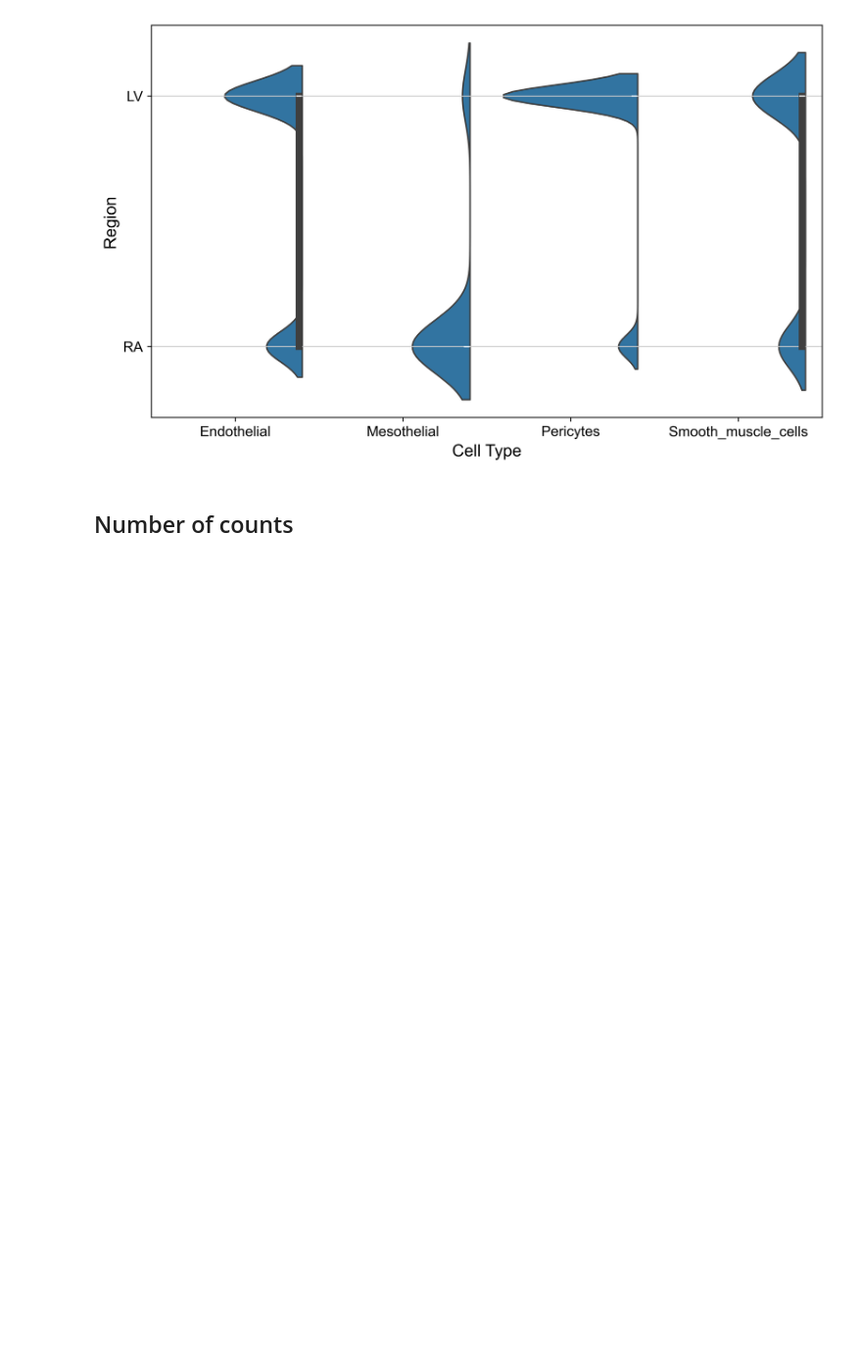
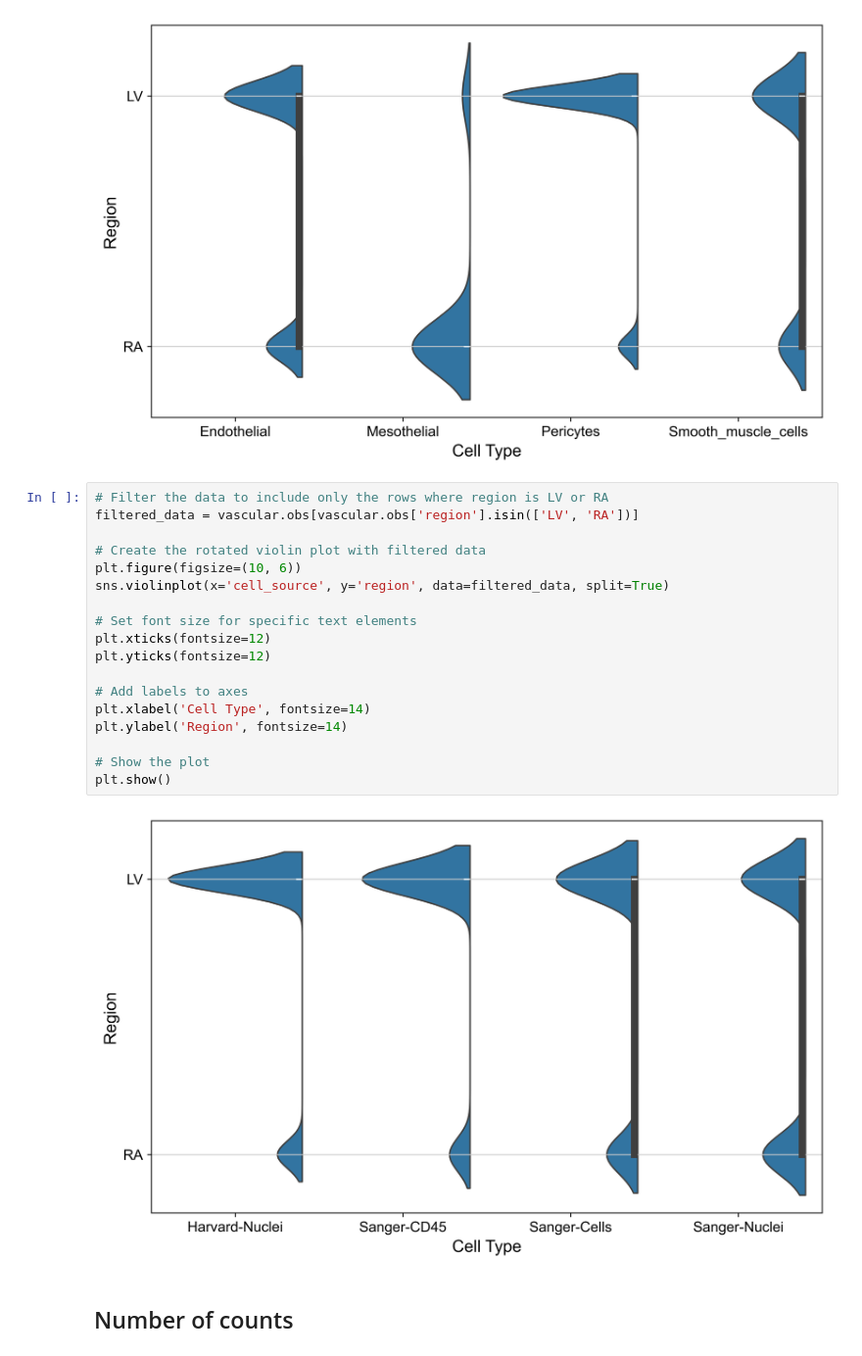
Before and after one commit to Talavera-Lopez-Lab/Heart_Vascular, a Jupyter notebook: Reading_files/vascular-pp.ipynb, the cells around one changed output. Shown at 98% size. Saved outputs shown, nothing was run; the diff lists cells and outputs as text; blank space fills up the shorter version.

Commit message:
n_counts graphs

```diff
--- a/Reading_files/vascular-pp.ipynb
+++ b/Reading_files/vascular-pp.ipynb
@@ -145,6 +145,26 @@ plt.ylabel('Region', fontsize=14)
 plt.show()
 # %% [output]
 [figure]
+# %%
+# Filter the data to include only the rows where region is LV or RA
+filtered_data = vascular.obs[vascular.obs['region'].isin(['LV', 'RA'])]
+
+# Create the rotated violin plot with filtered data
+plt.figure(figsize=(10, 6))
+sns.violinplot(x='cell_source', y='region', data=filtered_data, split=True)
+
+# Set font size for specific text elements
+plt.xticks(fontsize=12)
+plt.yticks(fontsize=12)
+
+# Add labels to axes
+plt.xlabel('Cell Type', fontsize=14)
+plt.ylabel('Region', fontsize=14)
+
+# Show the plot
+plt.show()
+# %% [output]
+[figure, added]
 # %% [markdown]
 ## Number of counts
 # %%
```
Also changed, not shown: parts of 1 cell of this notebook.
